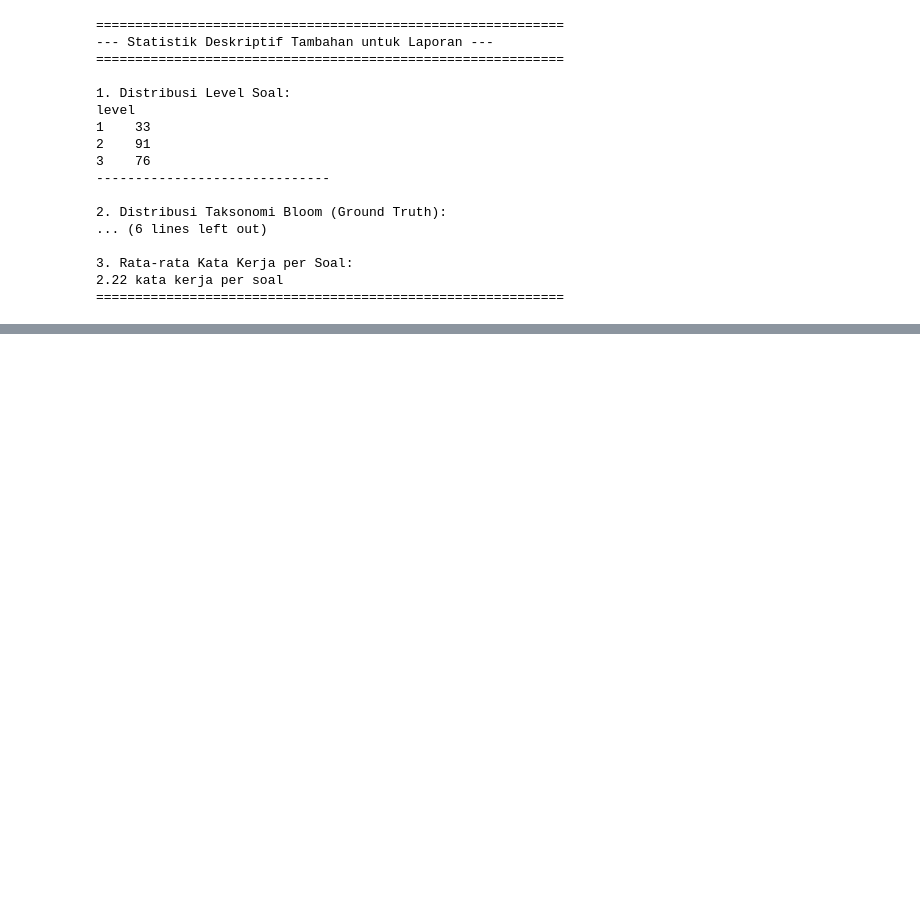
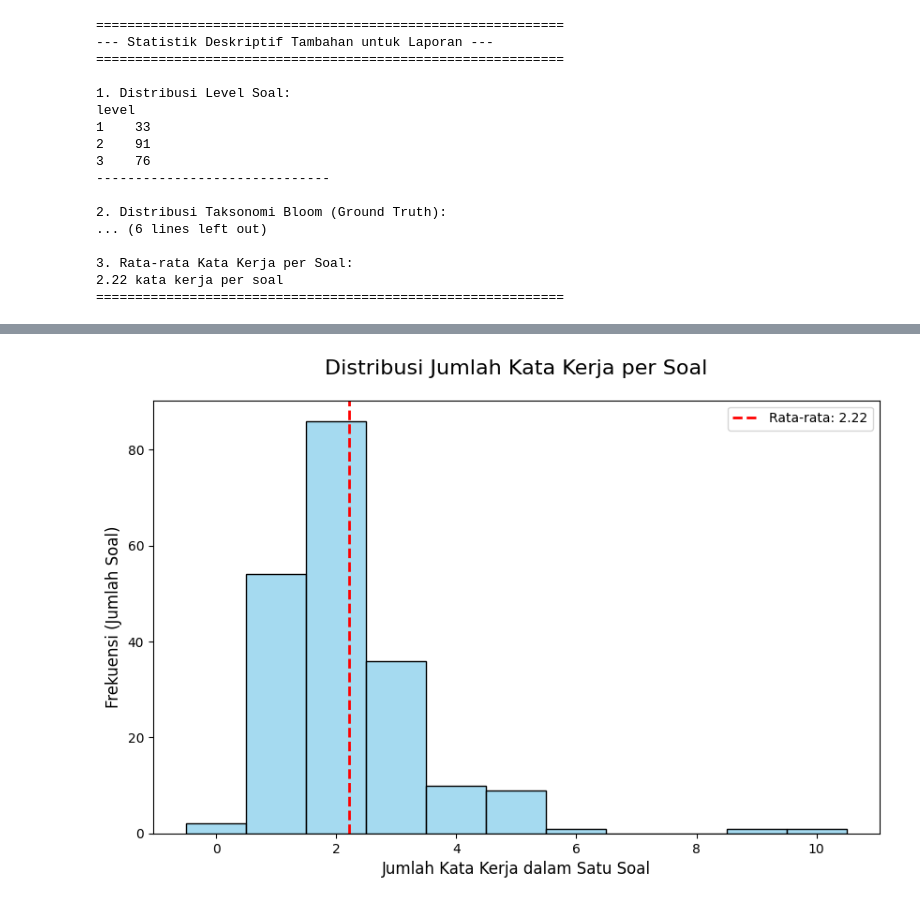
Before and after one commit to mhmadilham18/keyword-extraction, a Jupyter notebook: tubes_pemteks.ipynb, the cells around one changed output, grey strips where cells are left out. Cells and saved outputs as stored; diff of their text form; code cells hidden in the pictures; blank space fills up the shorter version.

```diff
--- a/tubes_pemteks.ipynb
+++ b/tubes_pemteks.ipynb
@@ -648,0 +676,23 @@ level
+# %%
+jumlah_kata_kerja_per_soal = df_full_notation['list_verb_stemmed'].apply(len)
+rata_rata_kata_kerja = jumlah_kata_kerja_per_soal.mean()
+
+plt.figure(figsize=(10, 6))
+ax = sns.histplot(jumlah_kata_kerja_per_soal, discrete=True, kde=False, color='skyblue')
+
+plt.axvline(
+    x=rata_rata_kata_kerja,
+    color='red',
+    linestyle='--',
+    linewidth=2,
+    label=f'Rata-rata: {rata_rata_kata_kerja:.2f}'
+)
+
+ax.set_title('Distribusi Jumlah Kata Kerja per Soal', fontsize=16, pad=20)
+ax.set_xlabel('Jumlah Kata Kerja dalam Satu Soal', fontsize=12)
+ax.set_ylabel('Frekuensi (Jumlah Soal)', fontsize=12)
+ax.legend()
+
+plt.show()
+# %% [output]
+[figure, added]
```
Also changed, not shown: parts of 4 cells of this notebook.
